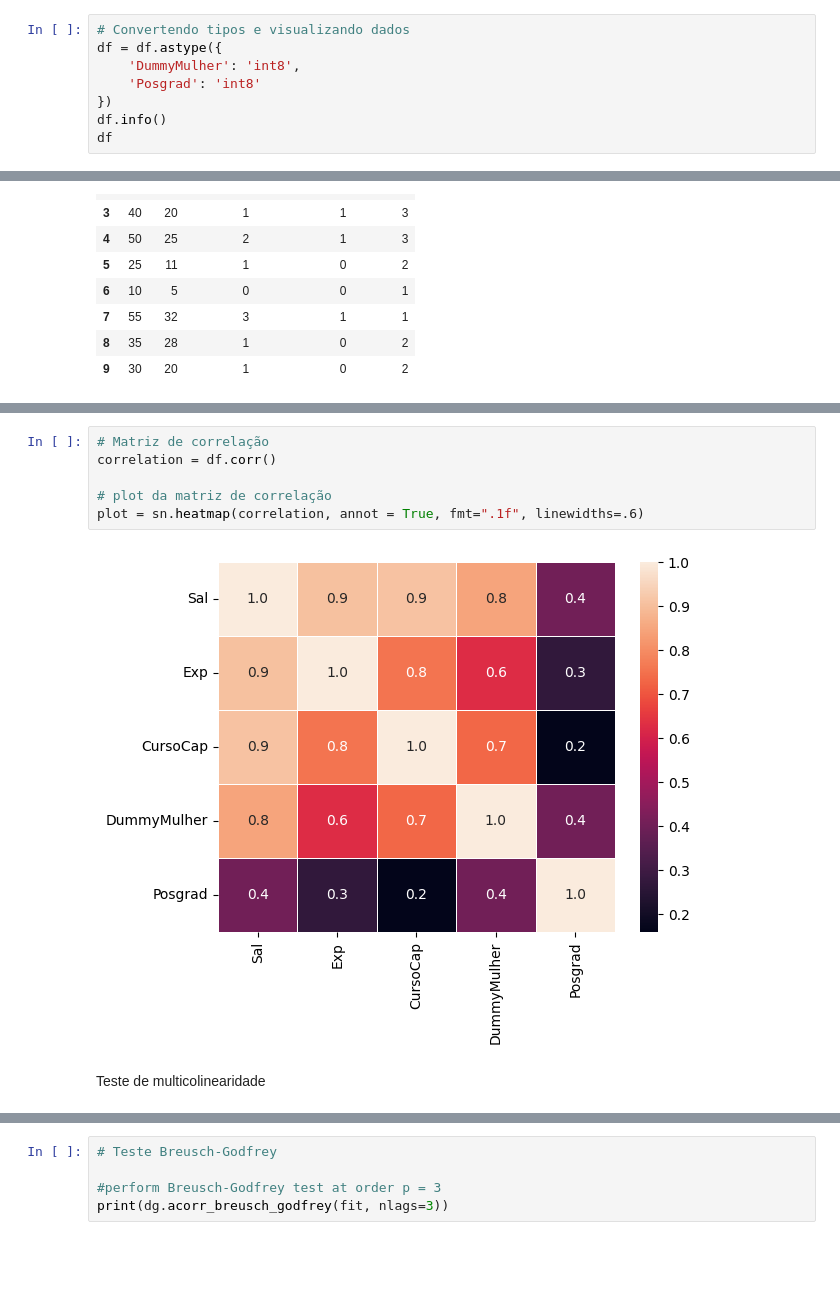
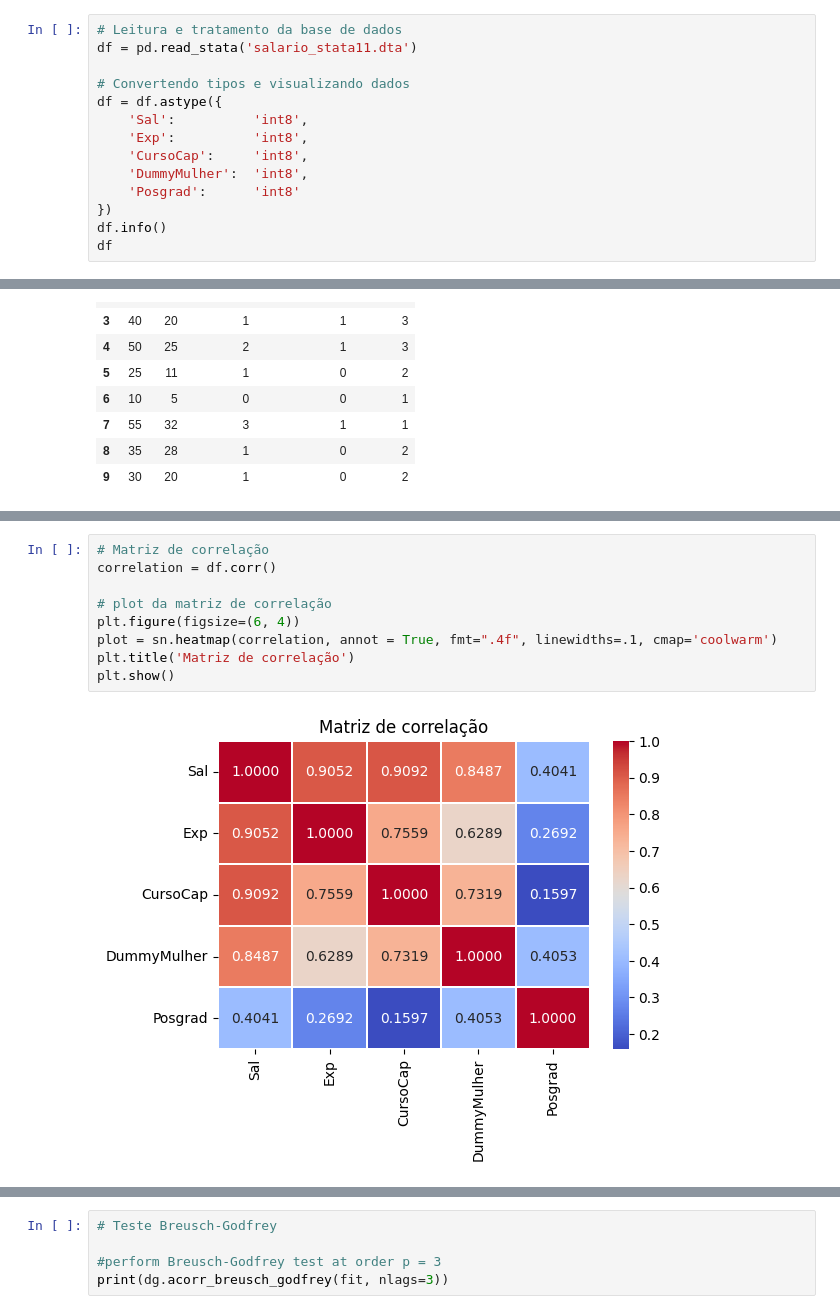
Before and after one commit to HerickSilva9/Aplicacoes-MCRL, a Jupyter notebook: main.ipynb, the cells around one changed output, grey strips where cells are left out. Cells and saved outputs as stored; diff of their text form; blank space fills up the shorter version.

```diff
--- a/main.ipynb
+++ b/main.ipynb
@@ -16,8 +16,14 @@ df = pd.read_stata('salario_ stata 11.dta')
 # %%
+# Leitura e tratamento da base de dados
+df = pd.read_stata('salario_stata11.dta')
+
 # Convertendo tipos e visualizando dados
 df = df.astype({
-    'DummyMulher': 'int8',
-    'Posgrad': 'int8'
+    'Sal':          'int8',
+    'Exp':          'int8',
+    'CursoCap':     'int8',
+    'DummyMulher':  'int8',
+    'Posgrad':      'int8'
 })
 df.info()
 df
@@ -70,10 +89,11 @@ Notes:
 # %%
 # Matriz de correlação
 correlation = df.corr()
 
 # plot da matriz de correlação
-plot = sn.heatmap(correlation, annot = True, fmt=".1f", linewidths=.6)
+plt.figure(figsize=(6, 4))
+plot = sn.heatmap(correlation, annot = True, fmt=".4f", linewidths=.1, cmap='coolwarm')
+plt.title('Matriz de correlação')
+plt.show()
 # %% [output]
-[figure, old version]
+[figure, new version]
-# %% [markdown]
-Teste de multicolinearidade
```
Also changed, not shown: parts of 15 cells of this notebook, 2 other files.
